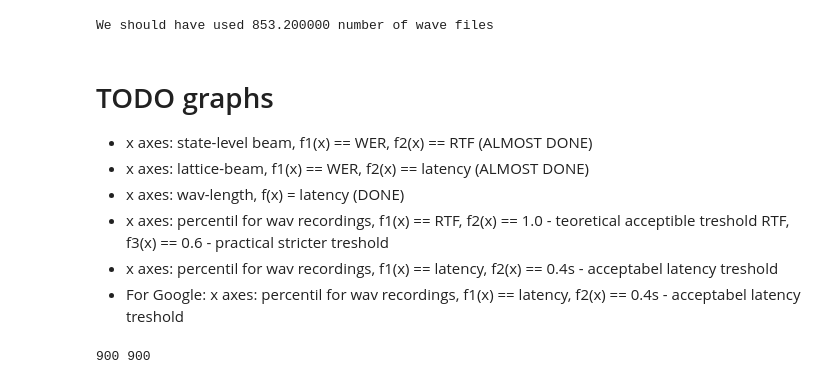
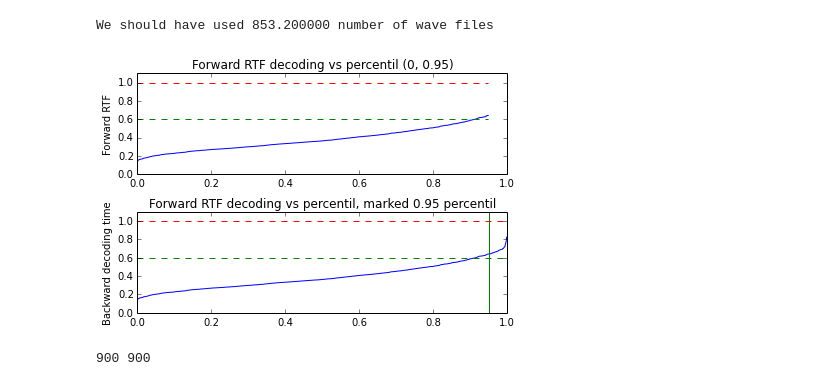
Before and after one commit to oplatek/pykaldi-eval, a Jupyter notebook: Pykaldi-evaluation.ipynb, the cells around one changed output. Cells and saved outputs as stored; diff of their text form; code cells hidden in the pictures.

Commit message:
all prepared graphs plotted

```diff
--- a/Pykaldi-evaluation.ipynb
+++ b/Pykaldi-evaluation.ipynb
@@ -41,16 +41,31 @@ wav_name_len, exp_num_conf = len([rec.wav_name for rec in user_time_r]), len(bea
 print 'We should have used %f number of wave files' % (wav_name_len / float(exp_num_conf))
 # %% [output]
 We should have used 853.200000 number of wave files
-# %% [markdown]
-TODO graphs
-===========
-
- * x axes: state-level beam, f1(x) == WER, f2(x) == RTF (ALMOST DONE)
- * x axes: lattice-beam, f1(x) == WER, f2(x) == latency (ALMOST DONE)
- * x axes: wav-length, f(x) = latency (DONE)
- * x axes: percentil for wav recordings, f1(x) == RTF, f2(x) == 1.0 - teoretical acceptible treshold RTF, f3(x) == 0.6 - practical stricter treshold
- * x axes: percentil for wav recordings, f1(x) == latency, f2(x) == 0.4s - acceptabel latency treshold
- * For Google: x axes: percentil for wav recordings, f1(x) == latency, f2(x) == 0.4s - acceptabel latency treshold
+# %%
+rtf = sorted([ rec.forwardlen / float(rec.wav_len) for rec in user_time_r if rec.beam == beam and rec.lattice_beam == lat_beam and rec.max_active == max_active])
+rtf_95 = rtf[0:int(0.95*len(rtf))]
+percents = [float(x) / len(bt) for x in range(len(rtf))]
+percents_95 = percents[0:int(0.95*len(percents))]
+
+subplot(2,1,1)
+ylim([0, 1.1])
+plot(percents_95, rtf_95)
+title('Forward RTF decoding vs percentil (0, 0.95)')
+ylabel('Forward RTF')
+plot(percents_95, [0.6] * len(percents_95), 'g--')
+plot(percents_95, [1.0] * len(percents_95), 'r--')
+
+subplot(2,1,2)
+ylim([0, 1.1])
+plot(percents, rtf)
+title('Forward RTF decoding vs percentil, marked 0.95 percentil')
+ylabel('Backward decoding time')
+plot(percents, [0.6] * len(percents), 'g--')
+plot(percents, [1.0] * len(percents), 'r--')
+axvline(0.95, color='g')
+tight_layout()
+# %% [output]
+[figure, added]
 # %%
 bt = sorted([ rec.backwardlen for rec in user_time_r if rec.beam == beam and rec.lattice_beam == lat_beam and rec.max_active == max_active])
 bt_95 = back_time[0:int(0.95*len(bt))]
```
Also changed, not shown: parts of 1 cell of this notebook.
